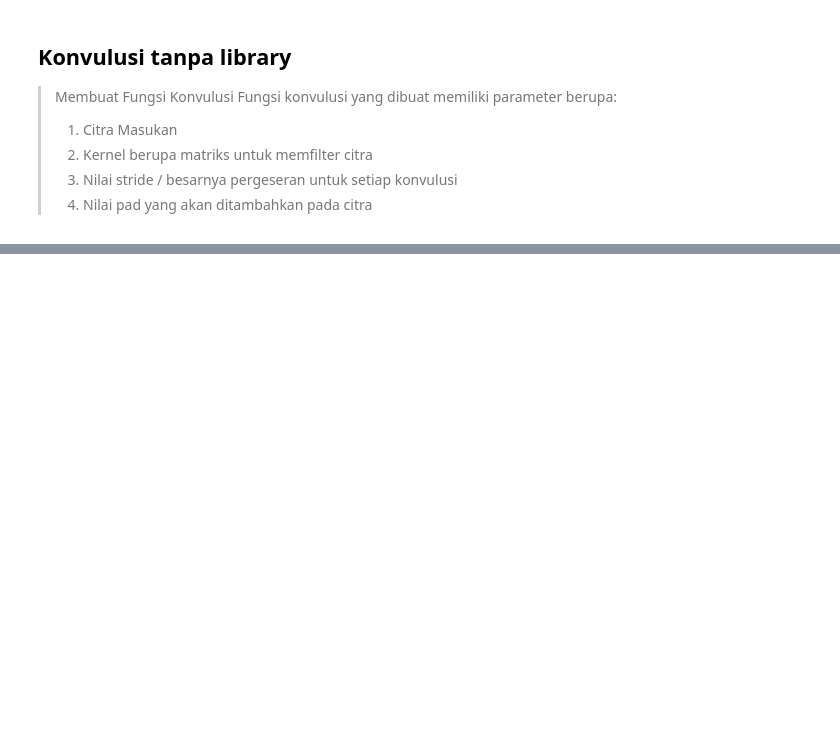
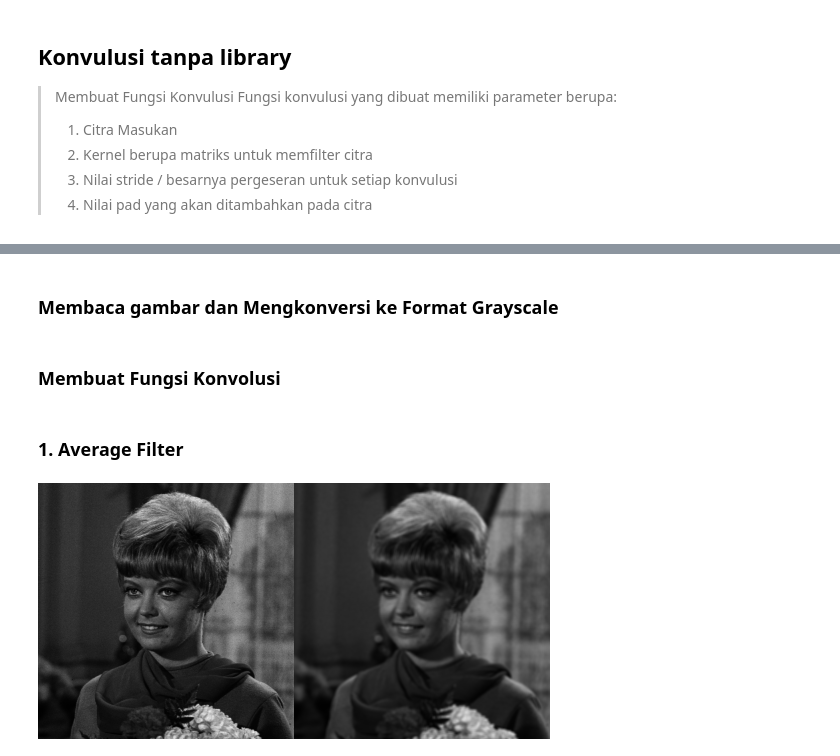
Before and after one commit to raihanhd12/PCVK_Genap_2023, a Jupyter notebook: Minggu 7/Week 7.ipynb, the cells around one changed output, grey strips where cells are left out. Drawn from its saved outputs; the diff is of its cells as text; code cells hidden in the pictures; blank space fills up the shorter version.

```diff
--- a/Minggu 7/Week 7.ipynb
+++ b/Minggu 7/Week 7.ipynb
@@ -77,0 +93,48 @@ cv2_imshow(final_frame)
+# %% [markdown]
+### Membaca gambar dan Mengkonversi ke Format Grayscale
+# %%
+img= cv.imread('/content/drive/MyDrive/Kuliah/Semester 6/PCVK/Images/female.tiff')
+img_gray = cv.cvtColor(img, cv.COLOR_BGR2GRAY).astype(np.float32)
+# %% [markdown]
+### Membuat Fungsi Konvolusi
+# %%
+def convolution2d(image, kernel, stride=1, padding=0):
+    # Flip the kernel
+    kernel = np.flip(kernel, axis=None)
+
+    # Calculate the height and width of the output image
+    height, width = image.shape
+    kernel_height, kernel_width = kernel.shape
+    output_height = (height + 2 * padding - kernel_height) // stride + 1
+    output_width = (width + 2 * padding - kernel_width) // stride + 1
+
+    # Pad the input image
+    if padding > 0:
+        image = np.pad(image, ((padding, padding), (padding, padding)), mode='constant')
+
+    # Create a new image with the same dtype as the input image
+    output_image = np.zeros((output_height, output_width), dtype=image.dtype)
+
+    # Perform convolution
+    for y in range(0, height-kernel_height+1, stride):
+        for x in range(0, width-kernel_width+1, stride):
+            output_image[y//stride, x//stride] = np.sum(image[y:y+kernel_height, x:x+kernel_width] * kernel)
+
+    return output_image
+# %% [markdown]
+### 1. Average Filter
+# %%
+# Average filter
+average_kernel = np.ones((3, 3)) / 9
+
+# Apply convolution with average kernel and stride=1, padding=0
+average_img = convolution2d(img_gray, average_kernel, stride=1, padding=0)
+
+# Convert the output image to uint8 and resize to match the dimensions of img_gray
+average_img = cv.resize(average_img, img_gray.shape[::-1])
+
+# Display original and low pass filtered images side by side
+final_frame = np.hstack((img_gray, average_img))
+cv2_imshow(final_frame)
+# %% [output]
+[figure, added]
```
Also changed, not shown: parts of 20 cells of this notebook.
